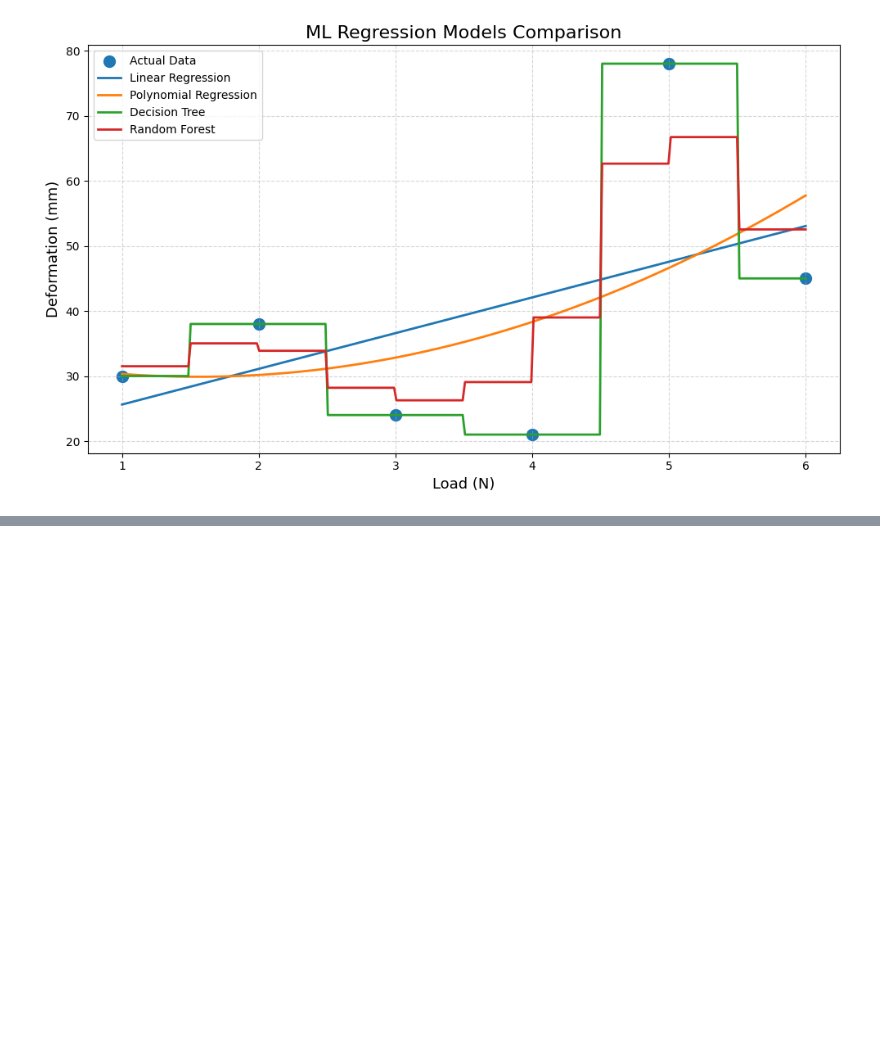
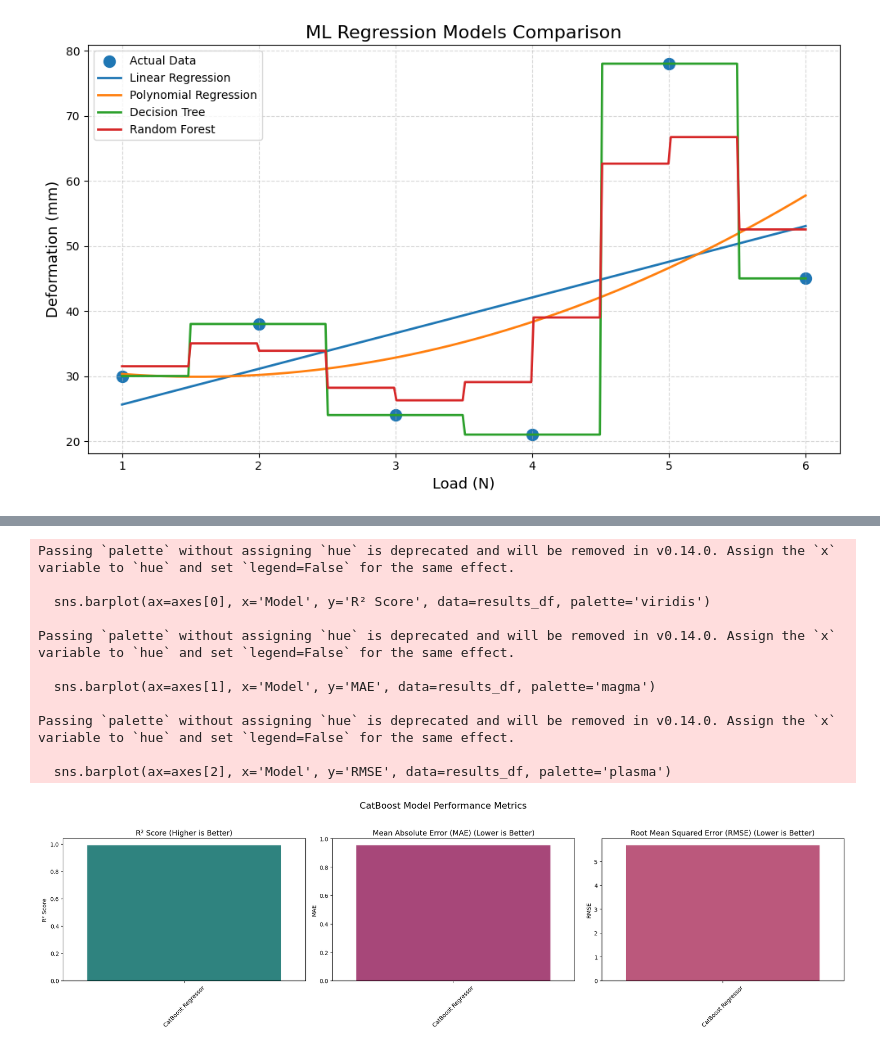
Before and after one commit to tanveerratul34/Practice-, a Jupyter notebook: Untitled0.ipynb, the cells around one changed output, grey strips where cells are left out. Cells and saved outputs as stored; diff of their text form; code cells hidden in the pictures; blank space fills up the shorter version.

```diff
--- a/Untitled0.ipynb
+++ b/Untitled0.ipynb
@@ -358,0 +710,53 @@ Model Performance:
+# %%
+import matplotlib.pyplot as plt
+import seaborn as sns
+import pandas as pd
+
+# Create results_df for the CatBoost model
+results_df = pd.DataFrame({
+    'Model': ['CatBoost Regressor'],
+    'R² Score': [r2],
+    'MAE': [mae],
+    'RMSE': [rmse]
+})
+
+# Set up the matplotlib figure and axes for subplots
+fig, axes = plt.subplots(1, 3, figsize=(20, 6), sharey=False) # Not sharing y-axis as metrics have different scales
+fig.suptitle('CatBoost Model Performance Metrics', fontsize=16)
+
+# Bar plot for R² Score
+sns.barplot(ax=axes[0], x='Model', y='R² Score', data=results_df, palette='viridis')
+axes[0].set_title('R² Score (Higher is Better)', fontsize=13)
+axes[0].tick_params(axis='x', rotation=45)
+axes[0].set_ylabel('R² Score')
+axes[0].set_xlabel('')
+
+# Bar plot for MAE
+sns.barplot(ax=axes[1], x='Model', y='MAE', data=results_df, palette='magma')
+axes[1].set_title('Mean Absolute Error (MAE) (Lower is Better)', fontsize=13)
+axes[1].tick_params(axis='x', rotation=45)
+axes[1].set_ylabel('MAE')
+axes[1].set_xlabel('')
+
+# Bar plot for RMSE
+sns.barplot(ax=axes[2], x='Model', y='RMSE', data=results_df, palette='plasma')
+axes[2].set_title('Root Mean Squared Error (RMSE) (Lower is Better)', fontsize=13)
+axes[2].tick_params(axis='x', rotation=45)
+axes[2].set_ylabel('RMSE')
+axes[2].set_xlabel('')
+
+plt.tight_layout(rect=[0, 0.03, 1, 0.95]) # Adjust layout to prevent title overlap
+plt.show()
+# %% [output]
+Passing `palette` without assigning `hue` is deprecated and will be removed in v0.14.0. Assign the `x` variable to `hue` and set `legend=False` for the same effect.
+
+  sns.barplot(ax=axes[0], x='Model', y='R² Score', data=results_df, palette='viridis')
+
+Passing `palette` without assigning `hue` is deprecated and will be removed in v0.14.0. Assign the `x` variable to `hue` and set `legend=False` for the same effect.
+
+  sns.barplot(ax=axes[1], x='Model', y='MAE', data=results_df, palette='magma')
+
+Passing `palette` without assigning `hue` is deprecated and will be removed in v0.14.0. Assign the `x` variable to `hue` and set `legend=False` for the same effect.
+
+  sns.barplot(ax=axes[2], x='Model', y='RMSE', data=results_df, palette='plasma')
+[figure, added]
```
Also changed, not shown: parts of 10 cells of this notebook.
